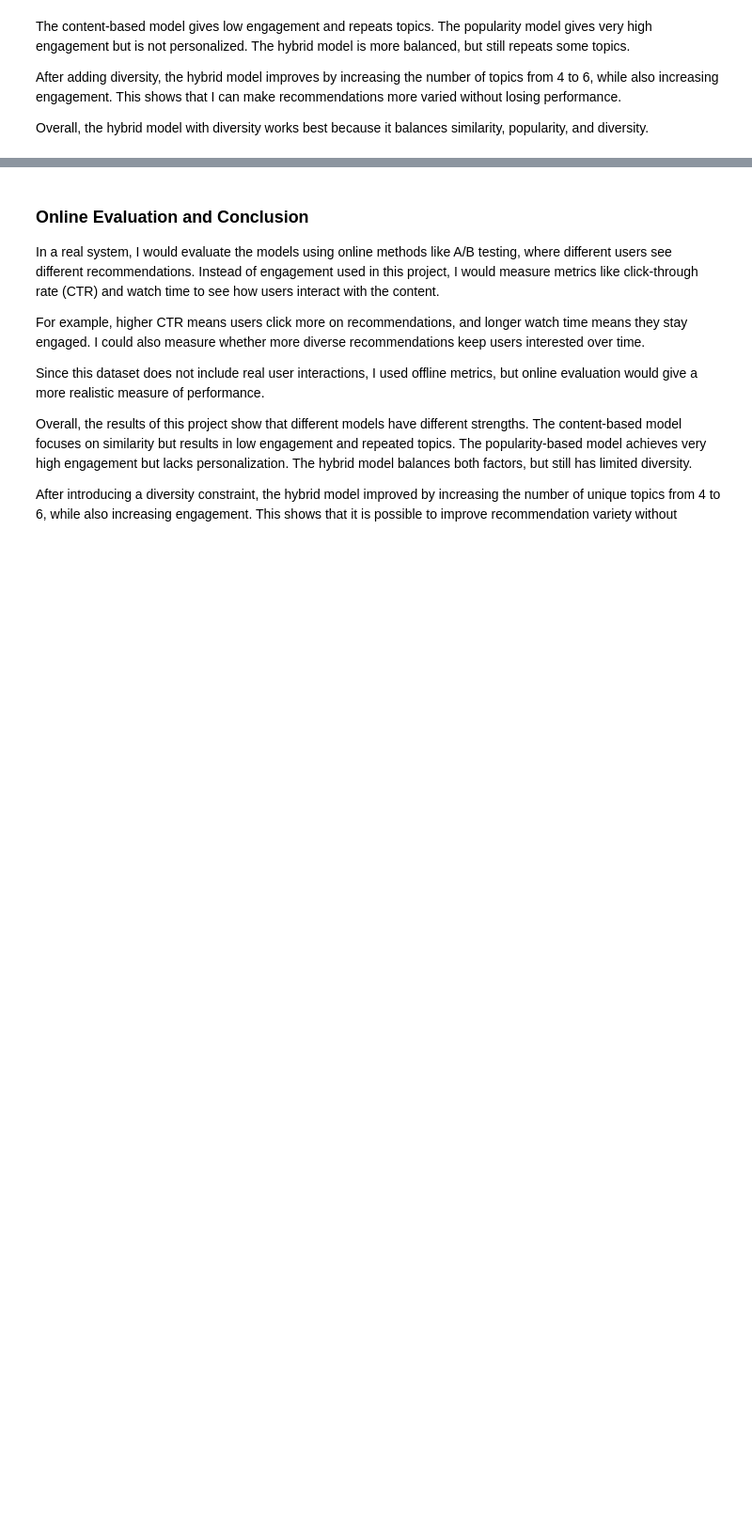
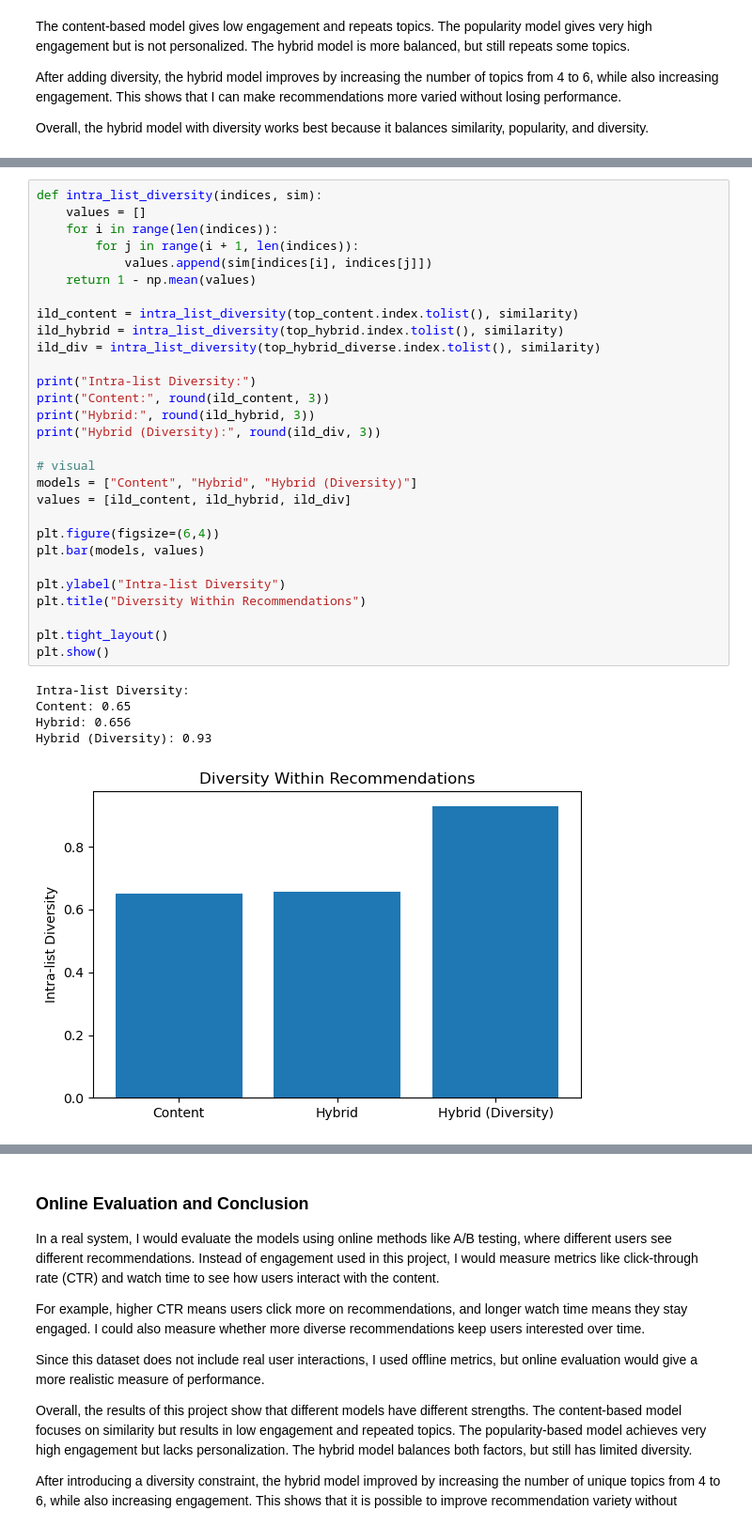
Before and after one commit to Yedzinovich/ds-small-projects, a Jupyter notebook: Data-612/project-4.ipynb, the cells around one changed output, grey strips where cells are left out. Shown at 94% size. Cells and saved outputs as stored; diff of their text form; blank space fills up the shorter version.

```diff
--- a/Data-612/project-4.ipynb
+++ b/Data-612/project-4.ipynb
@@ -587,0 +601,35 @@ Overall, the hybrid model with diversity works best because it balances similari
+# %%
+def intra_list_diversity(indices, sim):
+    values = []
+    for i in range(len(indices)):
+        for j in range(i + 1, len(indices)):
+            values.append(sim[indices[i], indices[j]])
+    return 1 - np.mean(values)
+
+ild_content = intra_list_diversity(top_content.index.tolist(), similarity)
+ild_hybrid = intra_list_diversity(top_hybrid.index.tolist(), similarity)
+ild_div = intra_list_diversity(top_hybrid_diverse.index.tolist(), similarity)
+
+print("Intra-list Diversity:")
+print("Content:", round(ild_content, 3))
+print("Hybrid:", round(ild_hybrid, 3))
+print("Hybrid (Diversity):", round(ild_div, 3))
+
+# visual
+models = ["Content", "Hybrid", "Hybrid (Diversity)"]
+values = [ild_content, ild_hybrid, ild_div]
+
+plt.figure(figsize=(6,4))
+plt.bar(models, values)
+
+plt.ylabel("Intra-list Diversity")
+plt.title("Diversity Within Recommendations")
+
+plt.tight_layout()
+plt.show()
+# %% [output]
+Intra-list Diversity:
+Content: 0.65
+Hybrid: 0.656
+Hybrid (Diversity): 0.93
+[figure, added]
```
Also changed, not shown: parts of 7 cells of this notebook.
